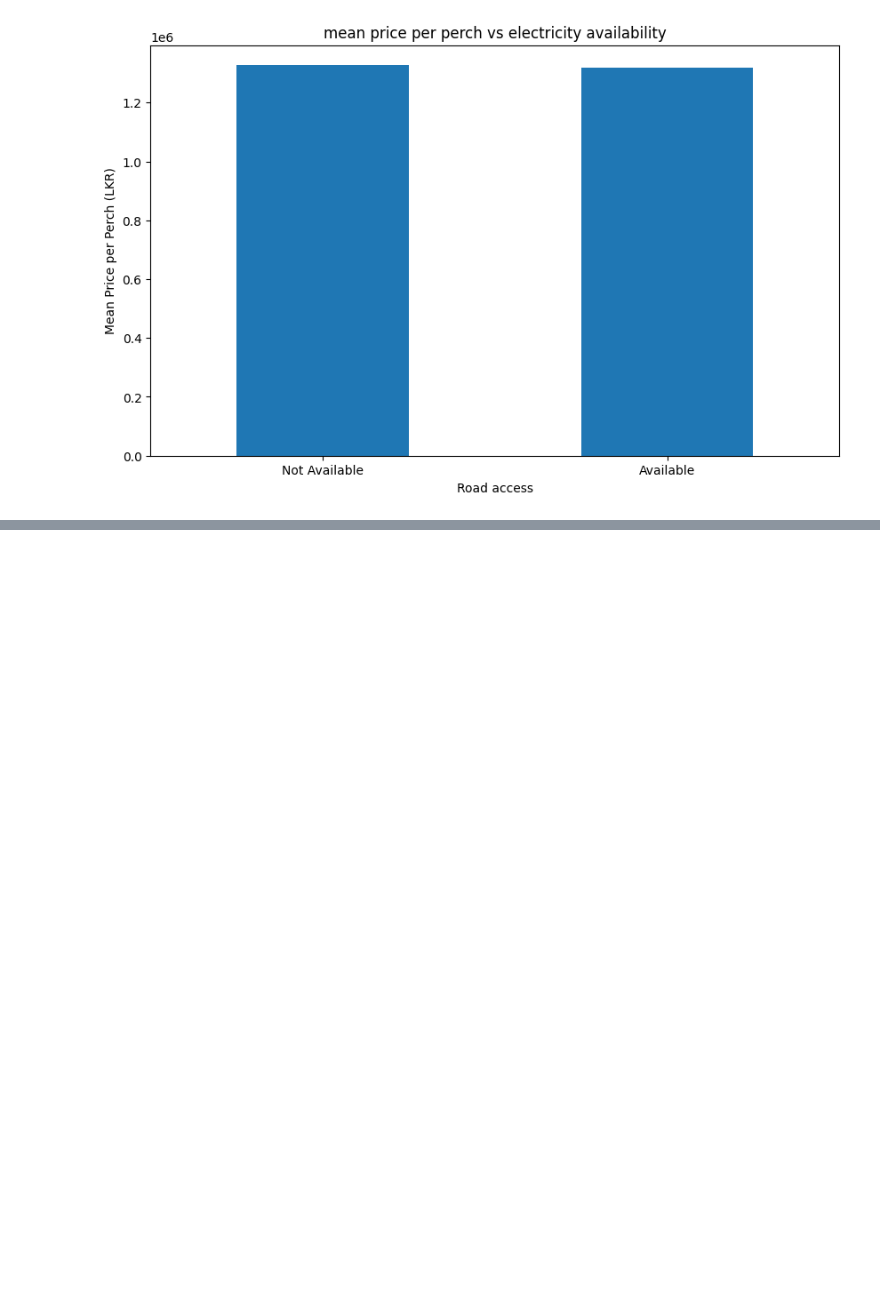
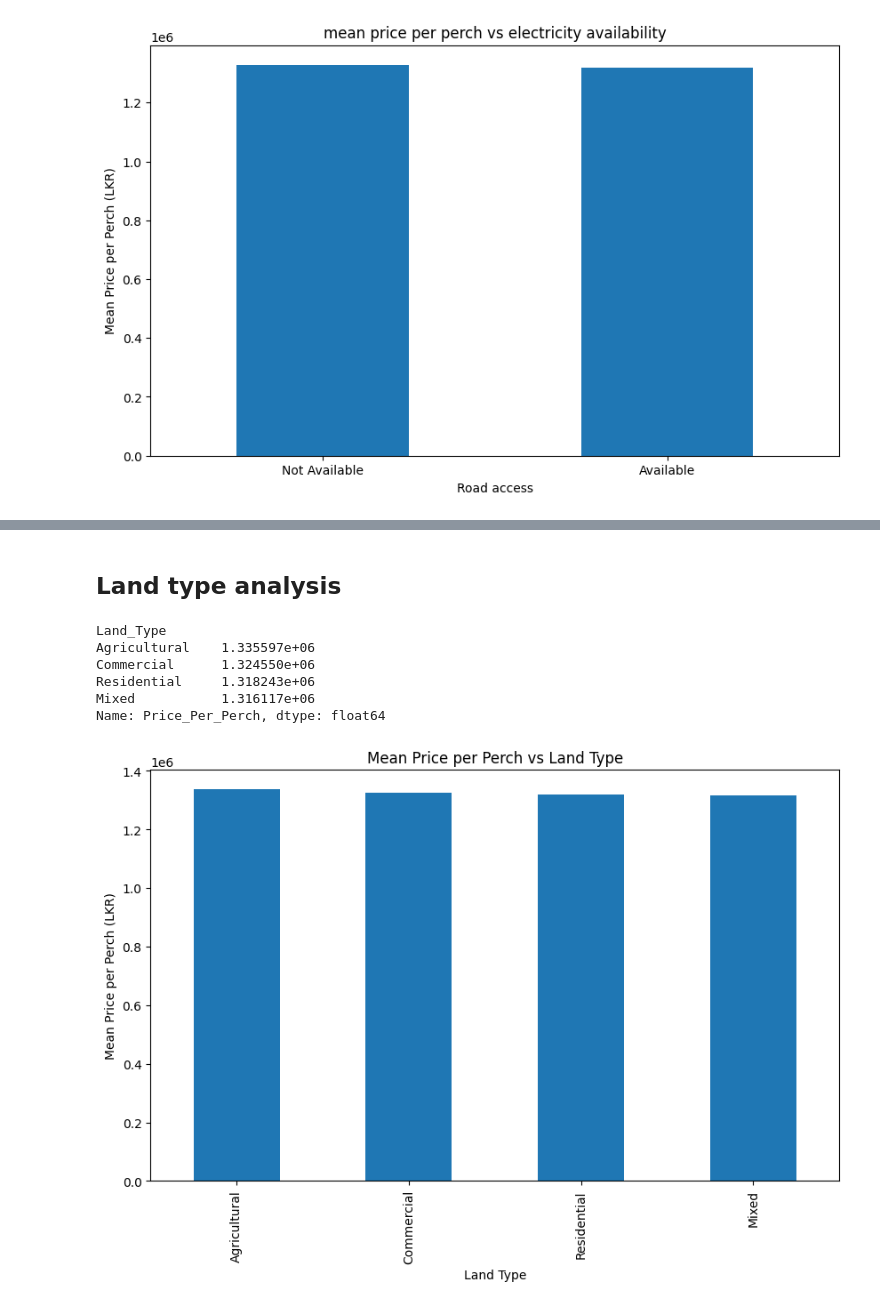
Before and after one commit to DhaneeraDulvanya/Sri-Lankan-Land-Price-Prediction-and-Real-Estate-Market-Analysis-System, a Jupyter notebook: notebooks/01_data_understandings.ipynb, the cells around one changed output, grey strips where cells are left out. Cells and saved outputs as stored; diff of their text form; code cells hidden in the pictures; blank space fills up the shorter version.

```diff
--- a/notebooks/01_data_understandings.ipynb
+++ b/notebooks/01_data_understandings.ipynb
@@ -387,0 +413,26 @@ plt.show()
+# %% [markdown]
+## Land type analysis
+# %%
+land_type_price = (
+    df.groupby("Land_Type")["Price_Per_Perch"].mean().sort_values(ascending=False)
+)
+
+print(land_type_price)
+# %% [output]
+Land_Type
+Agricultural    1.335597e+06
+Commercial      1.324550e+06
+Residential     1.318243e+06
+Mixed           1.316117e+06
+Name: Price_Per_Perch, dtype: float64
+# %%
+# visualize the median price per perch by Land_Type
+plt.figure(figsize=(10, 6))
+land_type_price.plot(kind='bar')
+
+plt.title("Mean Price per Perch vs Land Type")
+plt.xlabel("Land Type")
+plt.ylabel("Mean Price per Perch (LKR)")
+plt.show()
+# %% [output]
+[figure, added]
```
Also changed, not shown: parts of 3 cells of this notebook.
